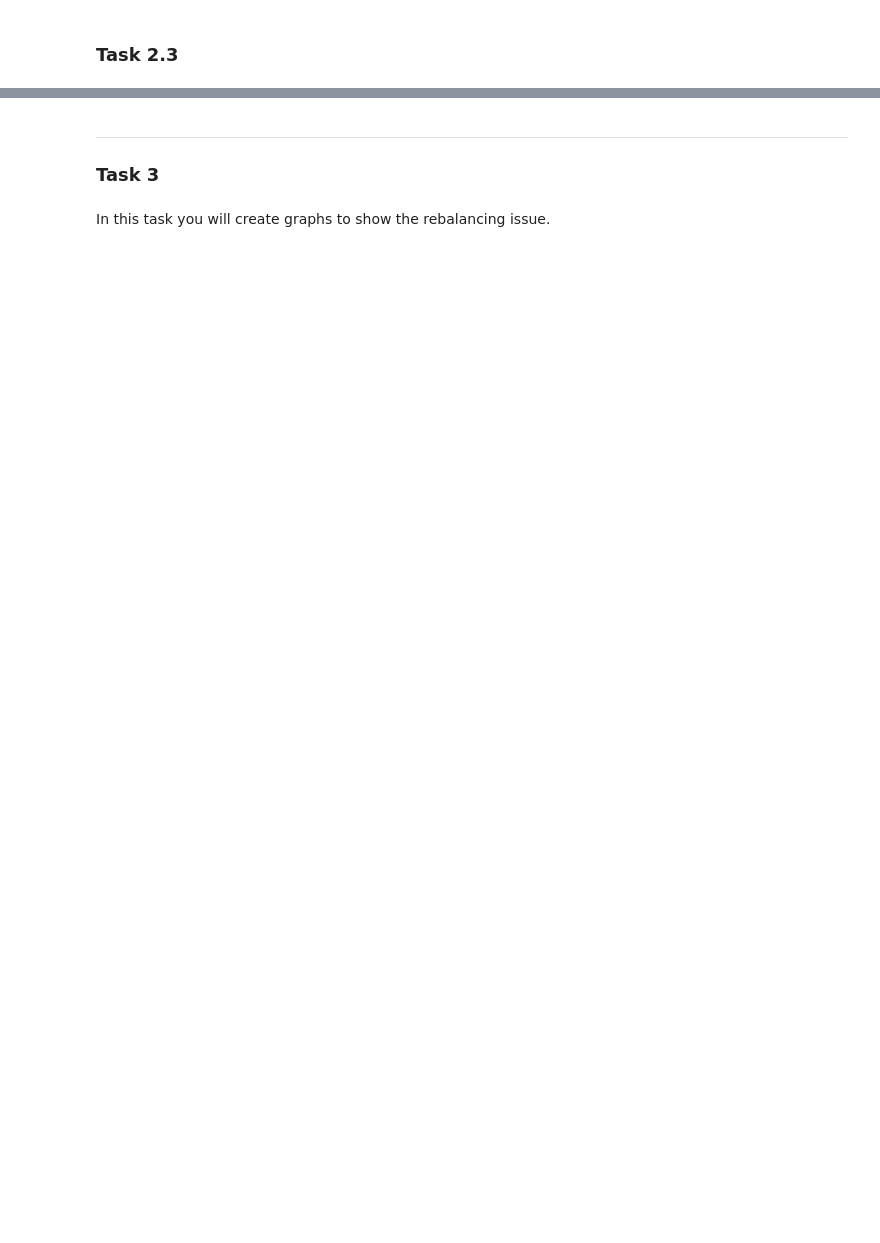
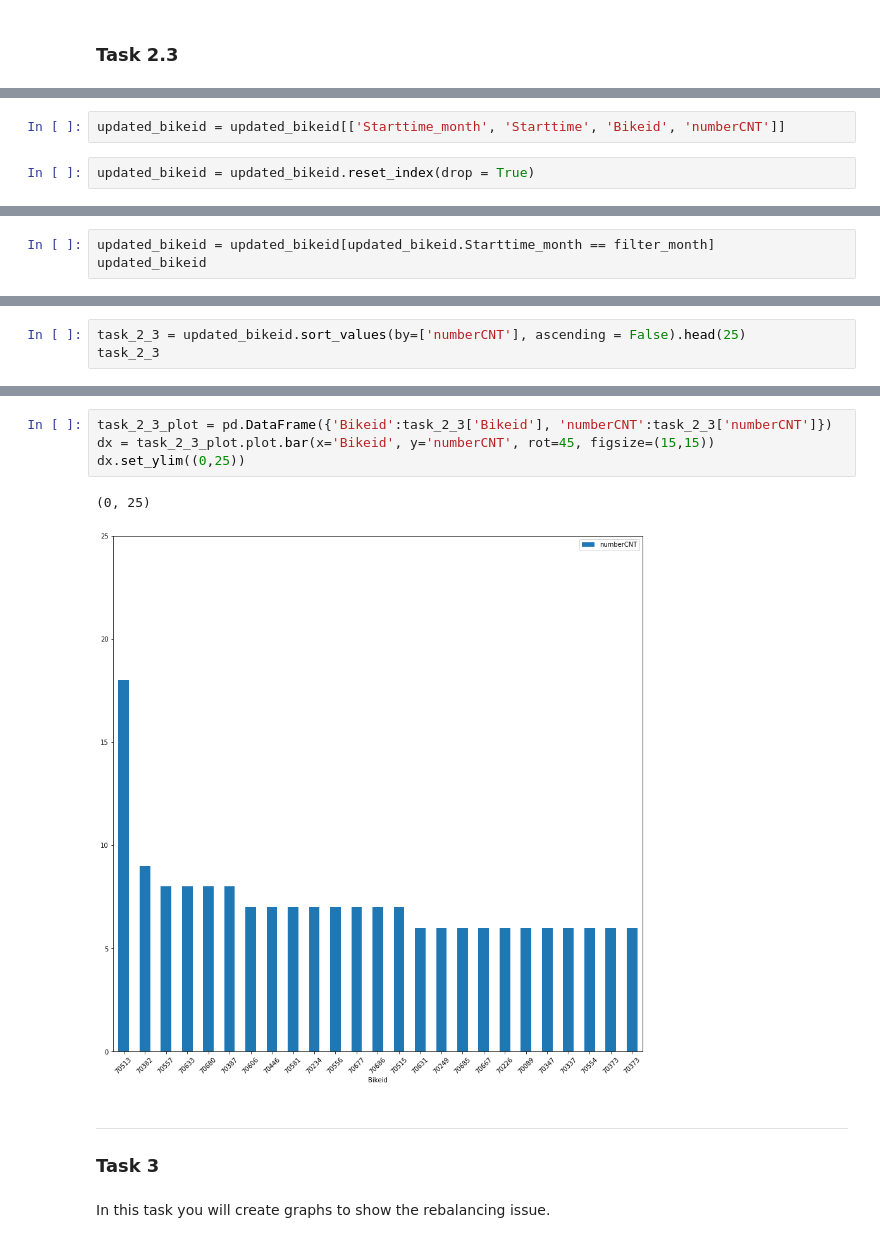
Before and after one commit to paige080298/DataScience_AdvancedTasks, a Jupyter notebook: bikeviz.ipynb, the cells around one changed output, grey strips where cells are left out. Saved outputs shown, nothing was run; the diff lists cells and outputs as text; blank space fills up the shorter version.

```diff
--- a/bikeviz.ipynb
+++ b/bikeviz.ipynb
@@ -81,0 +744,4 @@ filter_stationID = 1046
+# %%
+updated_bikeid = updated_bikeid[['Starttime_month', 'Starttime', 'Bikeid', 'numberCNT']]
+# %%
+updated_bikeid = updated_bikeid.reset_index(drop = True)
@@ -81,0 +764,3 @@ filter_stationID = 1046
+# %%
+updated_bikeid = updated_bikeid[updated_bikeid.Starttime_month == filter_month]
+updated_bikeid
@@ -81,0 +781,3 @@ filter_stationID = 1046
+# %%
+task_2_3 = updated_bikeid.sort_values(by=['numberCNT'], ascending = False).head(25)
+task_2_3
@@ -82,3 +802,10 @@ filter_stationID = 1046
+# %%
+task_2_3_plot = pd.DataFrame({'Bikeid':task_2_3['Bikeid'], 'numberCNT':task_2_3['numberCNT']})
+dx = task_2_3_plot.plot.bar(x='Bikeid', y='numberCNT', rot=45, figsize=(15,15))
+dx.set_ylim((0,25))
+# %% [output]
+(0, 25)
+[figure, added]
 # %% [markdown]
 ---
 ### Task 3
```
Also changed, not shown: parts of 104 cells of this notebook.
